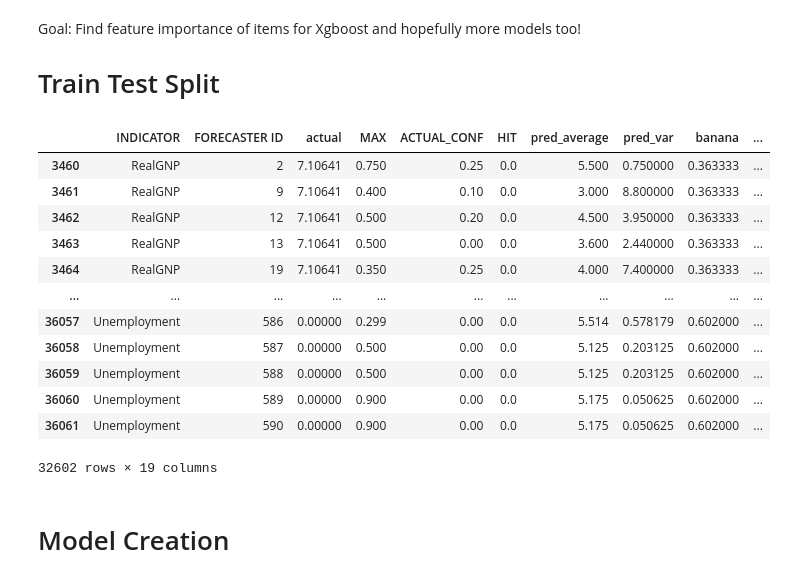
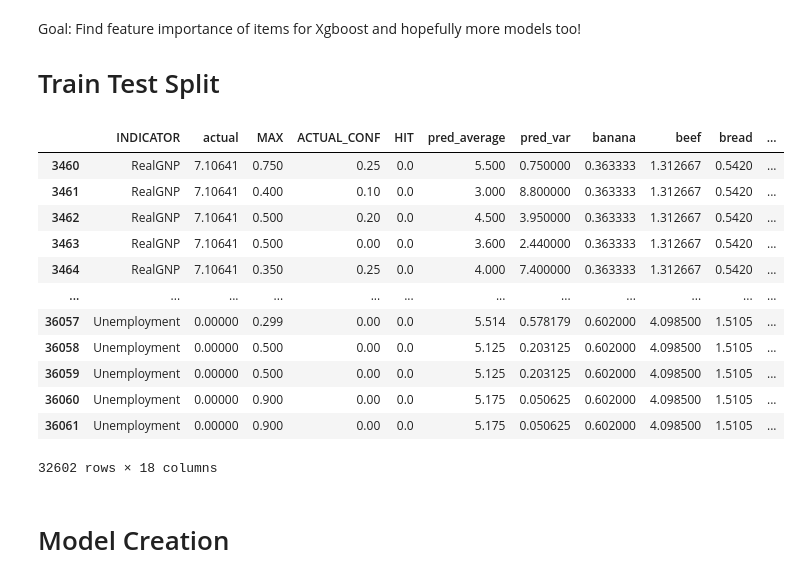
Before and after one commit to mbearw-berkeley/W210-Capstone, a Jupyter notebook: models/Feature Importance.ipynb, the cells around one changed output. Cells and saved outputs as stored; diff of their text form; code cells hidden in the pictures.

```diff
--- a/models/Feature Importance.ipynb
+++ b/models/Feature Importance.ipynb
@@ -49,35 +49,35 @@ Goal: Find feature importance of items for Xgboost and hopefully more models too
 # %%
 # relevant=data[data["YEAR FORECAST MADE"]>=1984].loc[:,["INDICATOR",'FORECASTER ID', 'MAX', 'ACTUAL_CONF', 'HIT', 'pred_average',
 #        'pred_var', 'banana', 'beef', 'bread', 'chicken', 'coffee', 'eggs',
 #        'electricity', 'flour', 'rice', 'unleadedGasoline','actual']]
 relevant=data[data["YEAR FORECAST MADE"]>=1984].drop(columns = ['YEAR FORECAST MADE', 'QUARTER', 'YEAR BEING FORECAST',  'INDUSTRY', 'Year.ID.ForecastYear.Quarter',
        'Indicator.Year.ID.ForecastYear.Quarter', 'BIN 1', 'BIN 2', 'BIN 3',
        'BIN 4', 'BIN 5', 'BIN 6', 'BIN 7', 'BIN 8', 'BIN 9', 'BIN 10',
        'BIN 11', 'BIN 12', 'BIN 13', 'BIN 14', 'BIN 15', 'BIN 1 prob',
        'BIN 2 prob', 'BIN 3 prob', 'BIN 4 prob', 'BIN 5 prob', 'BIN 6 prob',
        'BIN 7 prob', 'BIN 8 prob', 'BIN 9 prob', 'BIN 10 prob', 'BIN 11 prob',
        'BIN 12 prob', 'BIN 13 prob', 'BIN 14 prob', 'BIN 15 prob',
        'BIN 1 midpoint', 'BIN 2 midpoint', 'BIN 3 midpoint', 'BIN 4 midpoint',
        'BIN 5 midpoint', 'BIN 6 midpoint', 'BIN 7 midpoint', 'BIN 8 midpoint',
        'BIN 9 midpoint', 'BIN 10 midpoint', 'BIN 11 midpoint',
        'BIN 12 midpoint', 'BIN 13 midpoint', 'BIN 14 midpoint',
        'BIN 15 midpoint', 'nbin', 'bin_value_sum', 'TDIST',
-       'ACTUAL_BIN', 'NUM_OF_MAX'])
+       'ACTUAL_BIN', 'NUM_OF_MAX',"FORECASTER ID"])
 relevant.dropna()
 # %% [output]
-|  | INDICATOR | FORECASTER ID | actual | MAX | ACTUAL_CONF | HIT | pred_average | pred_var | banana | ... |
-| 3460 | RealGNP | 2 | 7.10641 | 0.750 | 0.25 | 0.0 | 5.500 | 0.750000 | 0.363333 | ... |
-| 3461 | RealGNP | 9 | 7.10641 | 0.400 | 0.10 | 0.0 | 3.000 | 8.800000 | 0.363333 | ... |
-| 3462 | RealGNP | 12 | 7.10641 | 0.500 | 0.20 | 0.0 | 4.500 | 3.950000 | 0.363333 | ... |
-| 3463 | RealGNP | 13 | 7.10641 | 0.500 | 0.00 | 0.0 | 3.600 | 2.440000 | 0.363333 | ... |
-| 3464 | RealGNP | 19 | 7.10641 | 0.350 | 0.25 | 0.0 | 4.000 | 7.400000 | 0.363333 | ... |
-| ... | ... | ... | ... | ... | ... | ... | ... | ... | ... | ... |
-| 36057 | Unemployment | 586 | 0.00000 | 0.299 | 0.00 | 0.0 | 5.514 | 0.578179 | 0.602000 | ... |
-| 36058 | Unemployment | 587 | 0.00000 | 0.500 | 0.00 | 0.0 | 5.125 | 0.203125 | 0.602000 | ... |
-| 36059 | Unemployment | 588 | 0.00000 | 0.500 | 0.00 | 0.0 | 5.125 | 0.203125 | 0.602000 | ... |
-| 36060 | Unemployment | 589 | 0.00000 | 0.900 | 0.00 | 0.0 | 5.175 | 0.050625 | 0.602000 | ... |
-| 36061 | Unemployment | 590 | 0.00000 | 0.900 | 0.00 | 0.0 | 5.175 | 0.050625 | 0.602000 | ... |
+|  | INDICATOR | actual | MAX | ACTUAL_CONF | HIT | pred_average | pred_var | banana | beef | bread | ... |
+| 3460 | RealGNP | 7.10641 | 0.750 | 0.25 | 0.0 | 5.500 | 0.750000 | 0.363333 | 1.312667 | 0.5420 | ... |
+| 3461 | RealGNP | 7.10641 | 0.400 | 0.10 | 0.0 | 3.000 | 8.800000 | 0.363333 | 1.312667 | 0.5420 | ... |
+| 3462 | RealGNP | 7.10641 | 0.500 | 0.20 | 0.0 | 4.500 | 3.950000 | 0.363333 | 1.312667 | 0.5420 | ... |
+| 3463 | RealGNP | 7.10641 | 0.500 | 0.00 | 0.0 | 3.600 | 2.440000 | 0.363333 | 1.312667 | 0.5420 | ... |
+| 3464 | RealGNP | 7.10641 | 0.350 | 0.25 | 0.0 | 4.000 | 7.400000 | 0.363333 | 1.312667 | 0.5420 | ... |
+| ... | ... | ... | ... | ... | ... | ... | ... | ... | ... | ... | ... |
+| 36057 | Unemployment | 0.00000 | 0.299 | 0.00 | 0.0 | 5.514 | 0.578179 | 0.602000 | 4.098500 | 1.5105 | ... |
+| 36058 | Unemployment | 0.00000 | 0.500 | 0.00 | 0.0 | 5.125 | 0.203125 | 0.602000 | 4.098500 | 1.5105 | ... |
+| 36059 | Unemployment | 0.00000 | 0.500 | 0.00 | 0.0 | 5.125 | 0.203125 | 0.602000 | 4.098500 | 1.5105 | ... |
+| 36060 | Unemployment | 0.00000 | 0.900 | 0.00 | 0.0 | 5.175 | 0.050625 | 0.602000 | 4.098500 | 1.5105 | ... |
+| 36061 | Unemployment | 0.00000 | 0.900 | 0.00 | 0.0 | 5.175 | 0.050625 | 0.602000 | 4.098500 | 1.5105 | ... |
-32602 rows × 19 columns
+32602 rows × 18 columns
 # %%
 X_train,X_test,y_train,y_test = train_test_split(relevant.drop(columns = ["actual","INDICATOR"]),relevant["actual"],test_size=.3,random_state=42,stratify=relevant["INDICATOR"])
 # %% [markdown]
```
Also changed, not shown: parts of 1 cell of this notebook.
